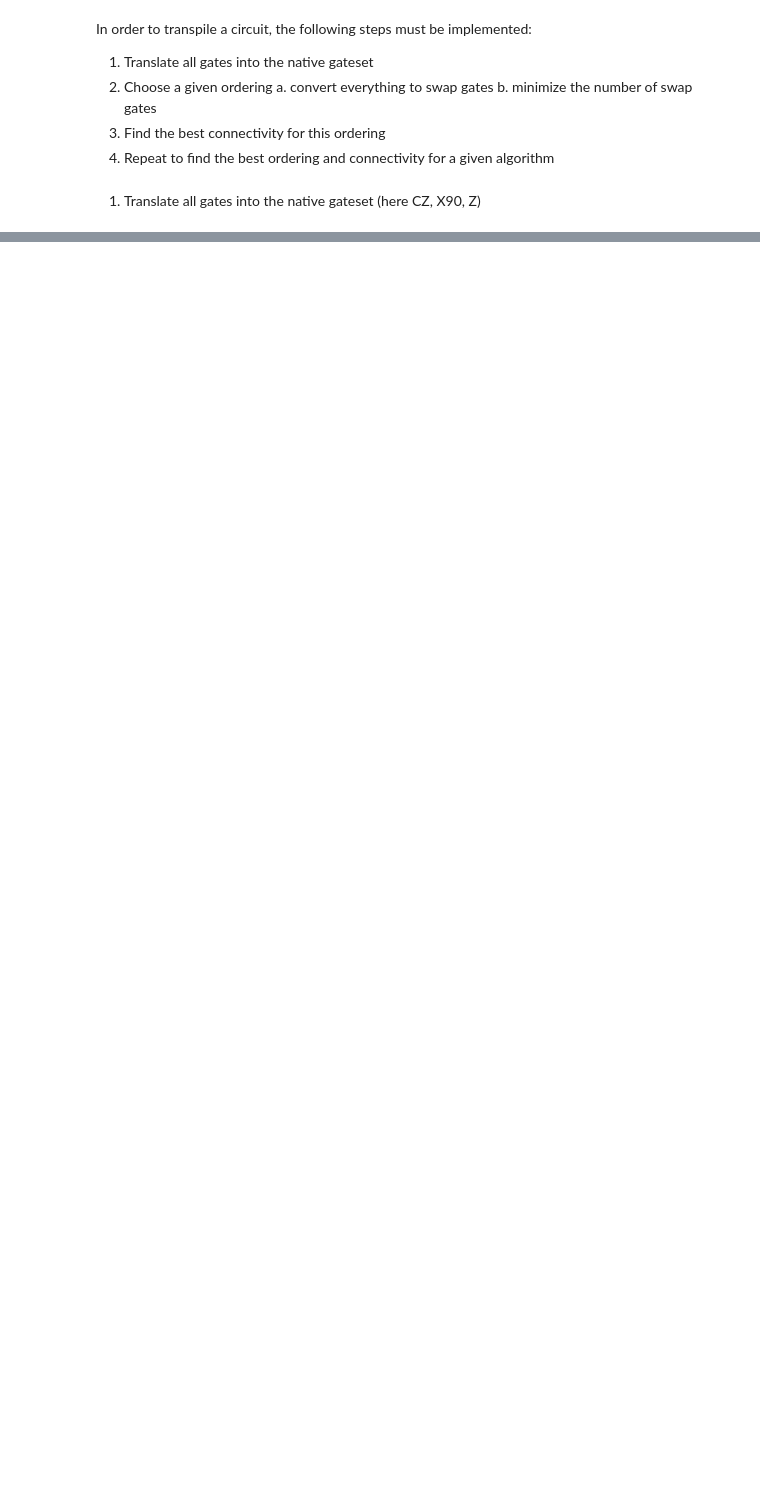
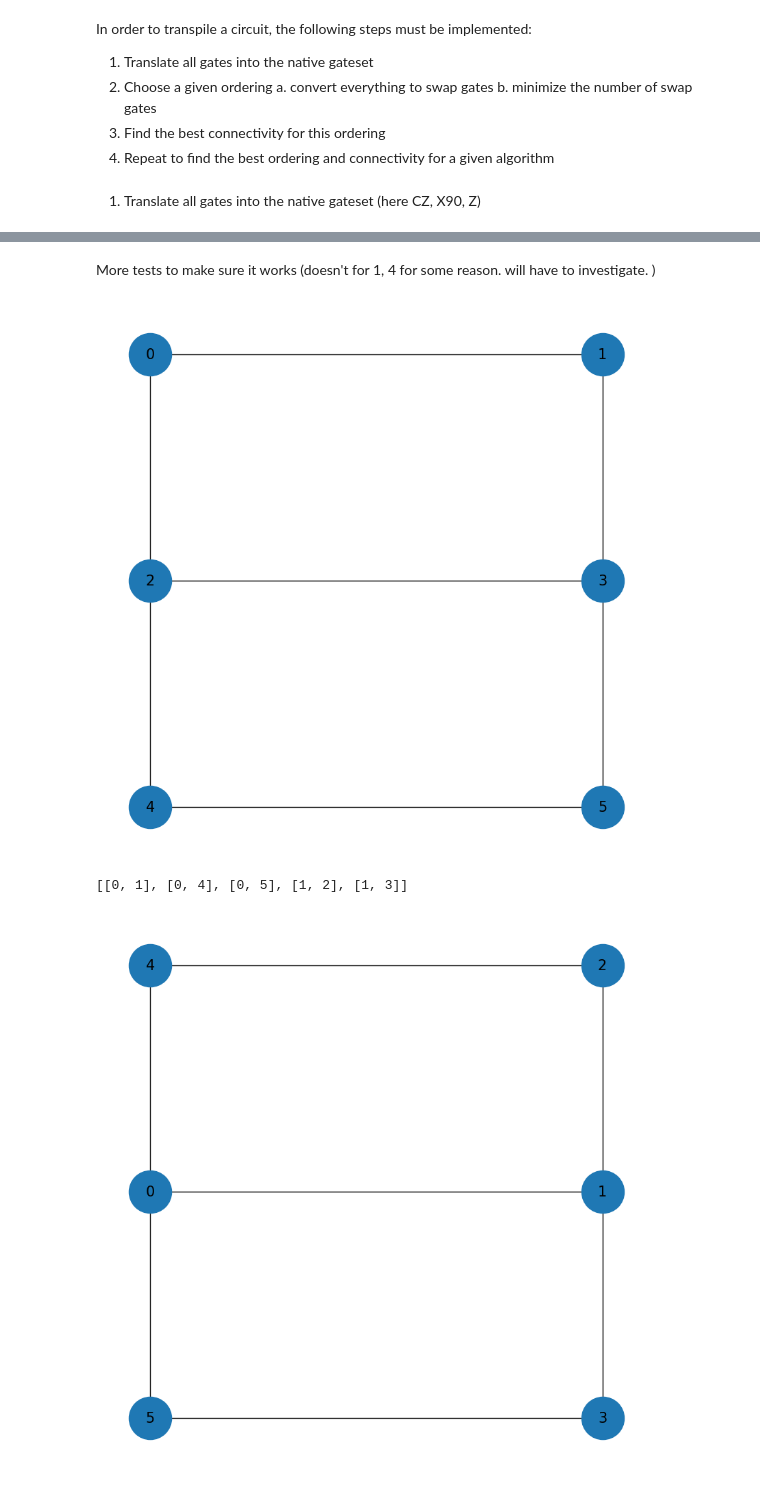
Before and after one commit to llast341/QELQuantumCompiler, a Jupyter notebook: gate_translation.ipynb, the cells around one changed output, grey strips where cells are left out. Drawn from its saved outputs; the diff is of its cells as text; code cells hidden in the pictures; blank space fills up the shorter version.

```diff
--- a/gate_translation.ipynb
+++ b/gate_translation.ipynb
@@ -659,0 +605,74 @@ print(qubits)
+# %% [markdown]
+More tests to make sure it works
+(doesn't for 1, 4 for some reason. will have to investigate. )
+# %%
+from qiskit import QuantumCircuit
+from qiskit.converters import circuit_to_dag
+# from collections import defaultdict
+# parameters
+l_x = 2
+l_y = 3
+
+
+# initialize graph to test circuit
+G, labels, pos = initialize_grid(l_x, l_y)
+draw_grid_with_labels(G, labels, pos)
+
+# create a circuit to test
+qc = QuantumCircuit(l_x*l_y)
+qc.h(0)
+qc.cx(0, 1)
+qc.cx(0, 4)
+qc.cx(0, 5)
+qc.cx(1, 2)
+qc.cx(1, 3) # added more gates
+
+# find two-qubit gates, and add them to an array as the two nodes
+dag = circuit_to_dag(qc)
+ops = dag.two_qubit_ops()
+qubits = []
+
+for op in range(len(ops)): # for two-qubit gates; extend to 3 qubits eventually
+    qubits.append([ops[op].qargs[0]._index, ops[op].qargs[1]._index])
+print(qubits)
+
+# initialize a dictionary to save the configurations and number of swaps
+dict_swaps = {}
+
+max_passes = 10
+max_tries = 5
+
+n = 0
+
+for n in range(max_passes):
+
+# find number of swaps and what to swap for old and new configuration
+    swaps, paths_ar = get_swaps_paths(G, labels, pos, qubits)
+    all_paths = sum(paths_ar, []) # for some reason when I put it in the fct it doesn't work. check on it later ig
+    maximum_count, frequent_subpaths = find_frequent_subpaths_grouped(all_paths, min_paths=2)
+    if maximum_count == 0:
+        break
+    new_labels = get_config_labels(subpaths=frequent_subpaths, index=maximum_count, G=G, pos=pos, labels=labels)
+    new_swaps, new_paths = get_swaps_paths(G, labels, pos, qubits)
+    new_labels_hash = label_hash(new_labels)
+
+    i = 1
+    while new_swaps > swaps or new_labels_hash in dict_swaps.keys():
+        new_labels = get_config_labels(subpaths=frequent_subpaths, index=maximum_count - i, G=G, pos=pos, labels=new_labels)
+        new_swaps, new_paths = get_swaps_paths(G, labels, pos, qubits)
+        new_labels_hash = label_hash(new_labels)
+        i+= 1
+        if i < maximum_count:
+            break
+
+    # new_swaps <= swaps, not yet in dictionary
+    hash = new_labels_hash
+    labels = new_labels
+    swaps = new_swaps
+    update_dict(dict_swaps, hash, G, labels, pos, swaps)
+
+draw_grid_with_labels(G=G, labels=labels, pos=pos)
+# %% [output]
+[figure, added]
+[[0, 1], [0, 4], [0, 5], [1, 2], [1, 3]]
+[figure, added]
```
Also changed, not shown: parts of 32 cells of this notebook.
